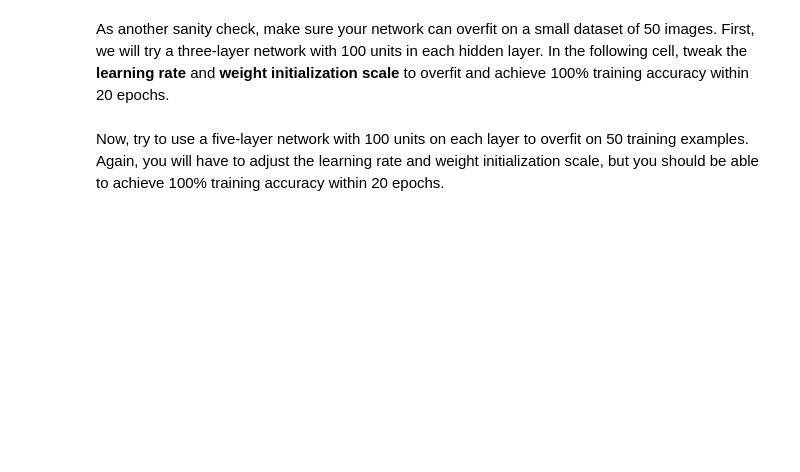
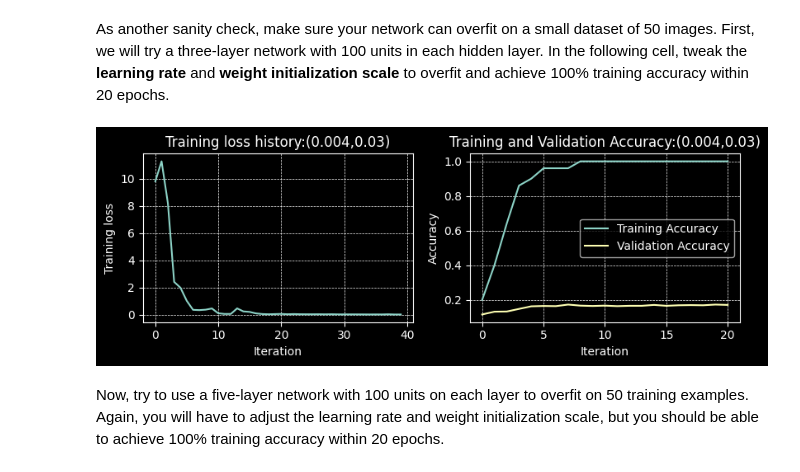
Before and after one commit to Visytudz/cs231n-sp23, a Jupyter notebook: assignment2/FullyConnectedNets.ipynb, the cells around one changed output. Saved outputs shown, nothing was run; the diff lists cells and outputs as text; code cells hidden in the pictures; blank space fills up the shorter version.

Commit message:
finish fully connected nn

```diff
--- a/assignment2/FullyConnectedNets.ipynb
+++ b/assignment2/FullyConnectedNets.ipynb
@@ -114,35 +118,53 @@ As another sanity check, make sure your network can overfit on a small dataset o
 # %%
 # TODO: Use a three-layer Net to overfit 50 training examples by
 # tweaking just the learning rate and initialization scale.
-
+plt.rcParams["figure.figsize"] = (8, 3)
 num_train = 50
 small_data = {
     "X_train": data["X_train"][:num_train],
     "y_train": data["y_train"][:num_train],
     "X_val": data["X_val"],
     "y_val": data["y_val"],
 }
 
-weight_scale = 1e-2  # Experiment with this!
-learning_rate = 1e-4  # Experiment with this!
-model = FullyConnectedNet([100, 100], weight_scale=weight_scale, dtype=np.float64)
-solver = Solver(
-    model,
-    small_data,
-    print_every=10,
-    num_epochs=20,
-    batch_size=25,
-    update_rule="sgd",
-    optim_config={"learning_rate": learning_rate},
-)
-solver.train()
+weight_scale = [0.03]  # Experiment with this!
+learning_rate = [4e-3]  # Experiment with this!
+for lr, ws in [(lr, ws) for lr in learning_rate for ws in weight_scale]:
+    model = FullyConnectedNet([100, 100], weight_scale=ws, dtype=np.float64)
+    solver = Solver(
+        model,
+        small_data,
+        print_every=10,
+        num_epochs=20,
+        batch_size=25,
+        update_rule="sgd",
+        optim_config={"learning_rate": lr},
+        verbose=False,
+    )
+    solver.train()
 
-plt.plot(solver.loss_history)
-plt.title("Training loss history")
-plt.xlabel("Iteration")
-plt.ylabel("Training loss")
-plt.grid(linestyle="--", linewidth=0.5)
-plt.show()
+    # 训练损失历史记录
+    plt.subplot(1, 2, 1)  # 创建第一个子图
+    plt.plot(solver.loss_history)
+    plt.title(f"Training loss history:({lr},{ws})")
+    plt.xlabel("Iteration")
+    plt.ylabel("Training loss")
+    plt.grid(linestyle="--", linewidth=0.5)
+
+    # 训练精度和验证精度历史记录
+    plt.subplot(1, 2, 2)  # 创建第二个子图
+    plt.plot(solver.train_acc_history, label="Training Accuracy")
+    plt.plot(solver.val_acc_history, label="Validation Accuracy")
+    plt.title(f"Training and Validation Accuracy:({lr},{ws})")
+    plt.xlabel("Iteration")
+    plt.ylabel("Accuracy")
+    plt.legend()
+    plt.grid(linestyle="--", linewidth=0.5)
+
+    plt.tight_layout()  # 调整子图布局，避免重叠
+    plt.show()
+# %% [output]
+[figure, added]
 # %% [markdown]
 Now, try to use a five-layer network with 100 units on each layer to overfit on 50 training examples. Again, you will have to adjust the learning rate and weight initialization scale, but you should be able to achieve 100% training accuracy within 20 epochs.
 # %%
```
Also changed, not shown: parts of 15 cells of this notebook, 3 other files.
